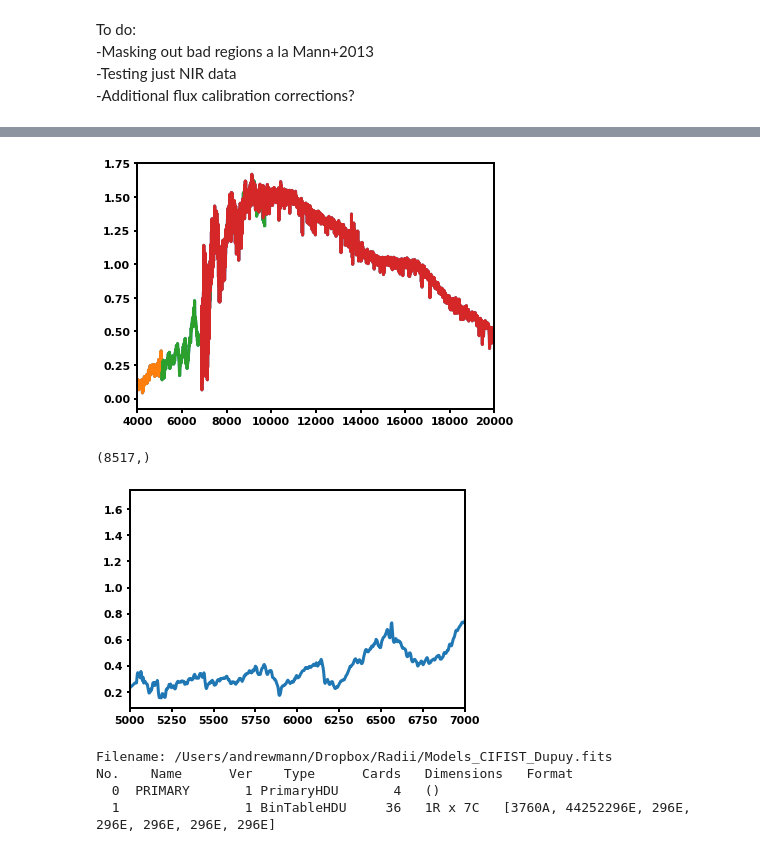
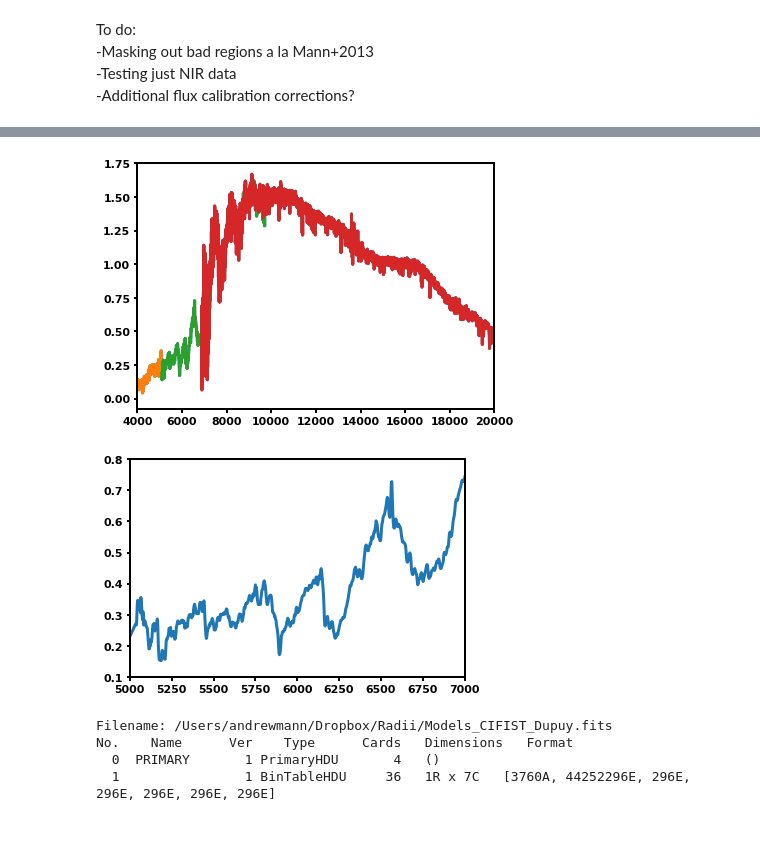
Before and after one commit to awmann/K233Spots, a Jupyter notebook: multi_spec_fit.ipynb, the cells around one changed output, grey strips where cells are left out. Drawn from its saved outputs; the diff is of its cells as text; code cells hidden in the pictures.

```diff
--- a/multi_spec_fit.ipynb
+++ b/multi_spec_fit.ipynb
@@ -52,41 +55,46 @@ plt.rcParams['mathtext.fontset']='stix'
 plt.rcParams['font.weight'] = 'semibold'
 plt.rcParams['axes.titleweight']='semibold'
 plt.rcParams['axes.titlesize']=9
+# %%
+num = 2
+mask_optical = True
 # %%
 ## read in data
 obswav,obsspec,obserr,obstype = np.loadtxt('rawspec.txt',unpack=True,skiprows=1)
 
 plt.plot(obswav,obsspec)
 l1 = np.where(obstype == 1)
 plt.plot(obswav[l1],obsspec[l1])
 l2 = np.where(obstype == 2)
 plt.plot(obswav[l2],obsspec[l2])
 l3 = np.where(obstype == 3)
 plt.plot(obswav[l3],obsspec[l3])
 plt.xlim(4000,20000)
 plt.tight_layout()
 plt.show()
 
-#l4 = np.where(((obstype ==1)| (obstype ==2)) & (obswav > 4000))
+## this trims the bad region of the SpeX data (noisy)
 l4 = np.where((obswav > 4000) & (obswav<24000) & ((obswav > 8000)|(obstype<3)) & (obsspec > 0))
 opticalspec = obsspec[l4]
 opticalwav = obswav[l4]
 opticalerr = obserr[l4]
 l5 = np.where((obswav > 4000) & (obswav<23500) & (obsspec/obserr > 10))
-## uncomment this when you want to run the fit again.
-#l5 = np.where((obswav > 4000) & (obswav<23500) & (obsspec/obserr > 15) & ((obswav > 6600)|(obswav<6300)))
+if mask_optical: ## if we want to cut the annoying region around 6300-6600
+    l5 = np.where((obswav > 4000) & (obswav<23500) & (obsspec/obserr > 15) & ((obswav > 6600)|(obswav<6330)))
+#
+## uncomment this when you want to run the fit without that nasty region in the optical
+
 obsspec_cut = np.array(obsspec[l5])
 obswav_cut = np.array(obswav[l5])
 obserr_cut = np.array(obserr[l5])
 obstype_cut = np.array(obstype[l5])
 
-print(np.shape(obswav_cut))
 plt.plot(obswav_cut,obsspec_cut)
 plt.tight_layout
 plt.xlim(5000,7000)
+plt.ylim(0.1,0.8)
 plt.show()
 # %% [output]
 [figure]
-(8517,)
-[figure, old version]
+[figure, new version]
 # %%
```
Also changed, not shown: parts of 16 cells of this notebook, 1 other file.
